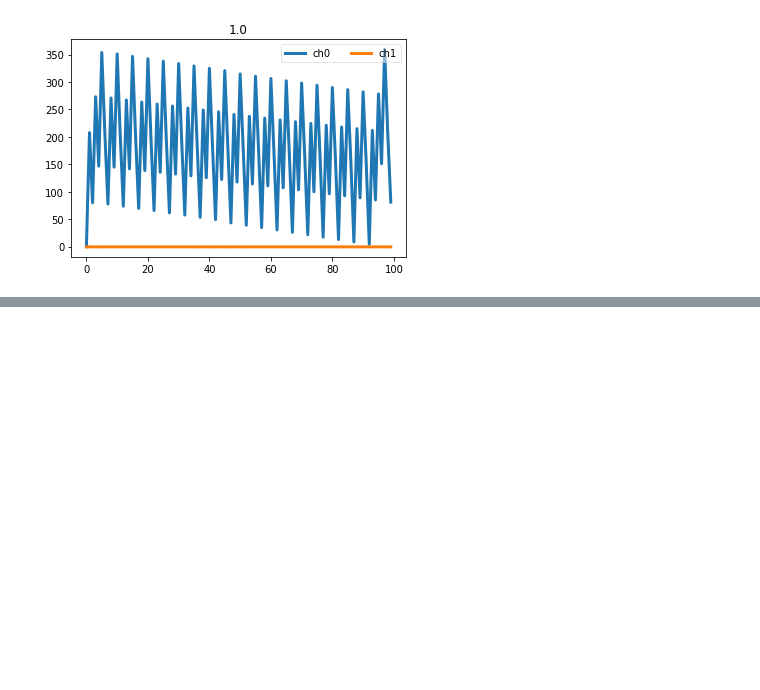
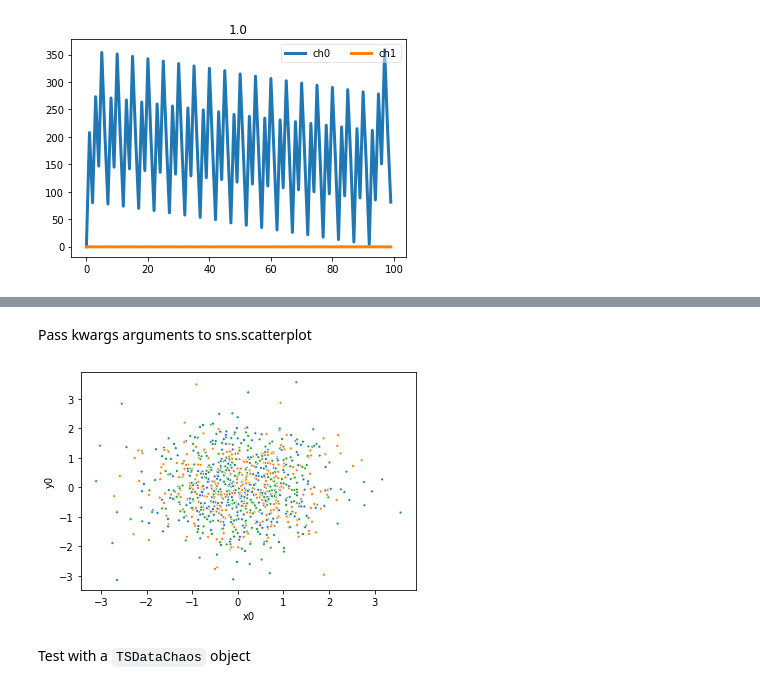
Before and after one commit to vrodriguezf/mlchaos, a Jupyter notebook: nbs/data.ipynb, the cells around one changed output, grey strips where cells are left out. Saved outputs shown, nothing was run; the diff lists cells and outputs as text; code cells hidden in the pictures; blank space fills up the shorter version.

```diff
--- a/nbs/data.ipynb
+++ b/nbs/data.ipynb
@@ -108,3 +112,26 @@ class TSDataChaos(TSData):
             self.dsname.append(fn_poincare.parent.stem)
             self.x, self.y = load_poincare_index_pair(fn_poincare, fn_index)
         return self
+
+    @classmethod
+    def from_poincare_maps(cls, fnames):
+        "`fnames` is a list of paths to Poincare maps. No ys are provided"
+        self = cls(fnames)
+        self.x = []
+        self.y = None
+        self.dsname = []
+        self.fnames = []
+        xs = []
+        if isinstance(fnames, list):
+            for fn_poincare in fnames:
+                x = load_poincare_maps(fn_poincare)
+                xs.append(x)
+                self.fnames.append((fn_poincare, fn_index))
+                self.dsname.append(fn_poincare.parent.stem)
+            self.x = np.concatenate(xs)
+        else:
+            fn_poincare = fnames
+            self.fnames.append(fn_poincare)
+            self.dsname.append(fn_poincare.parent.stem)
+            self.x = load_poincare_maps(fn_poincare)
+        return self
@@ -137,0 +191,8 @@ show_timeseries(x0, title=y0)
+# %% [markdown]
+Pass kwargs arguments to sns.scatterplot
+# %%
+show_fli_plot(poinc_maps=mock_poinc_map, lbls=mock_lbls, legend=False)
+# %% [output]
+[figure, added]
+# %% [markdown]
+Test with a `TSDataChaos` object
```
Also changed, not shown: parts of 10 cells of this notebook, 7 other files.
